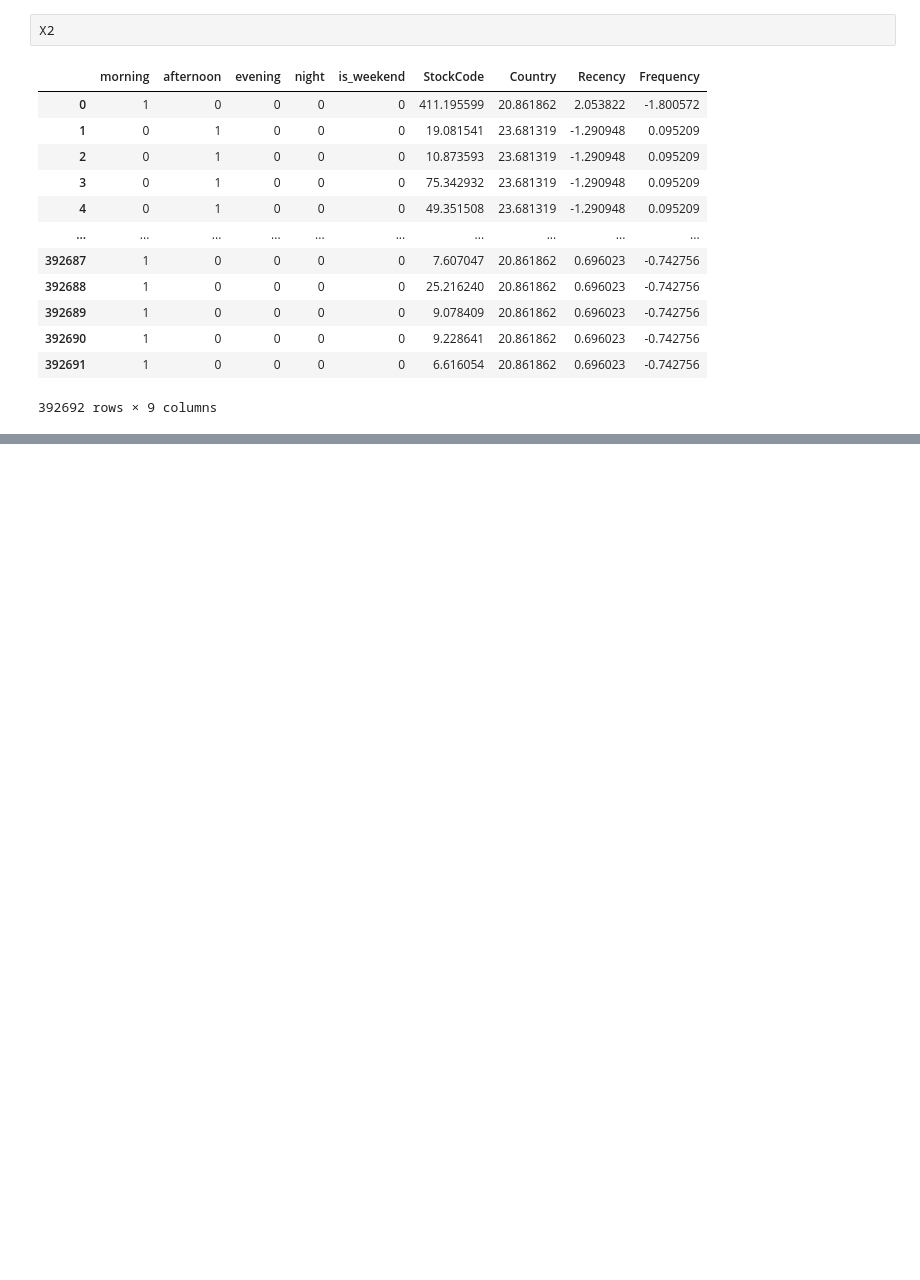
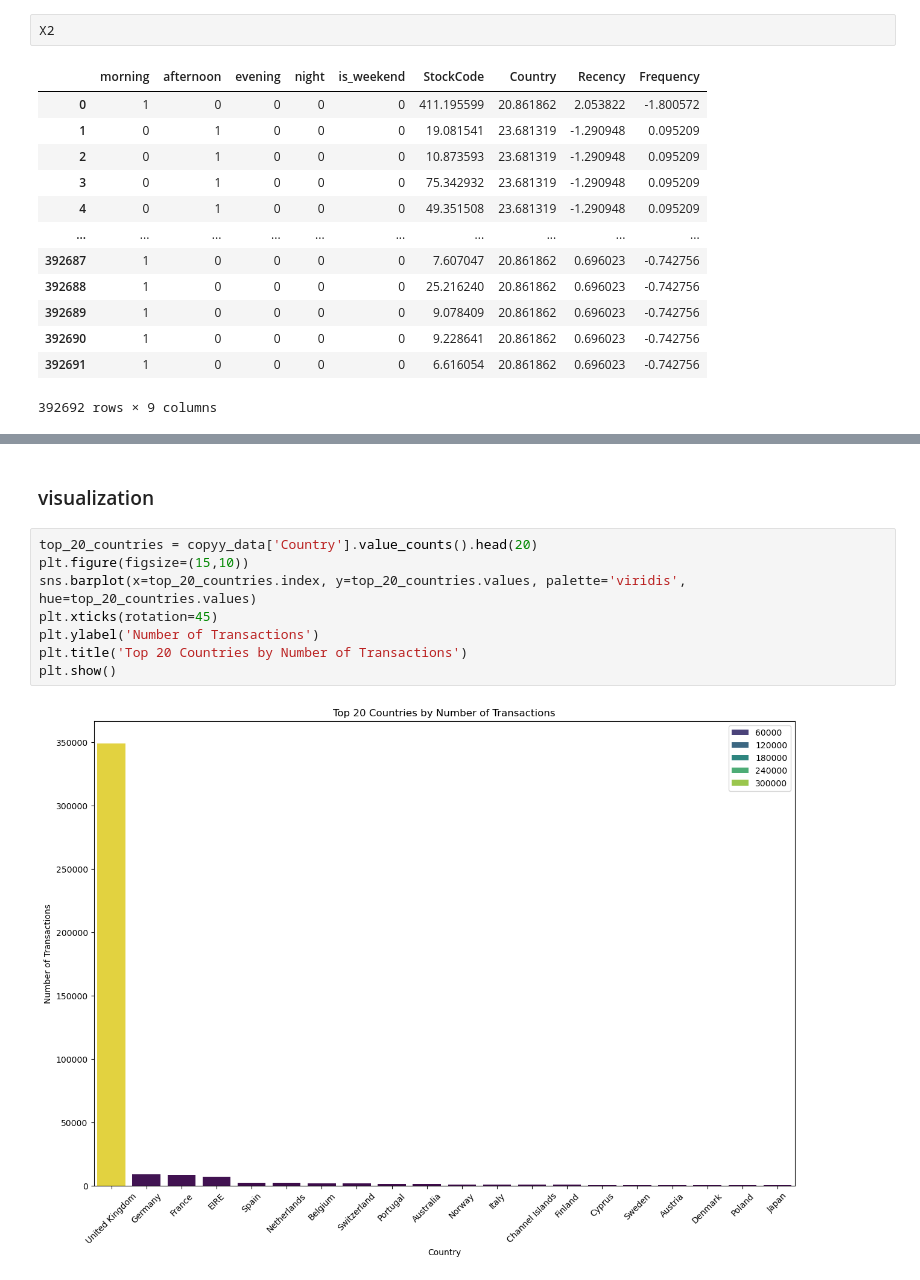
Before and after one commit to ZeyadArafat/Customer-Value-Prediction-Segmentation, a Jupyter notebook: Route_Project.ipynb, the cells around one changed output, grey strips where cells are left out. Saved outputs shown, nothing was run; the diff lists cells and outputs as text; blank space fills up the shorter version.

Commit message:
added the visualization part

```diff
--- a/Route_Project.ipynb
+++ b/Route_Project.ipynb
@@ -694,0 +693,12 @@ X2
+# %% [markdown]
+### visualization
+# %%
+top_20_countries = copyy_data['Country'].value_counts().head(20)
+plt.figure(figsize=(15,10))
+sns.barplot(x=top_20_countries.index, y=top_20_countries.values, palette='viridis', hue=top_20_countries.values)
+plt.xticks(rotation=45)
+plt.ylabel('Number of Transactions')
+plt.title('Top 20 Countries by Number of Transactions')
+plt.show()
+# %% [output]
+[figure, added]
```
Also changed, not shown: parts of 17 cells of this notebook.
